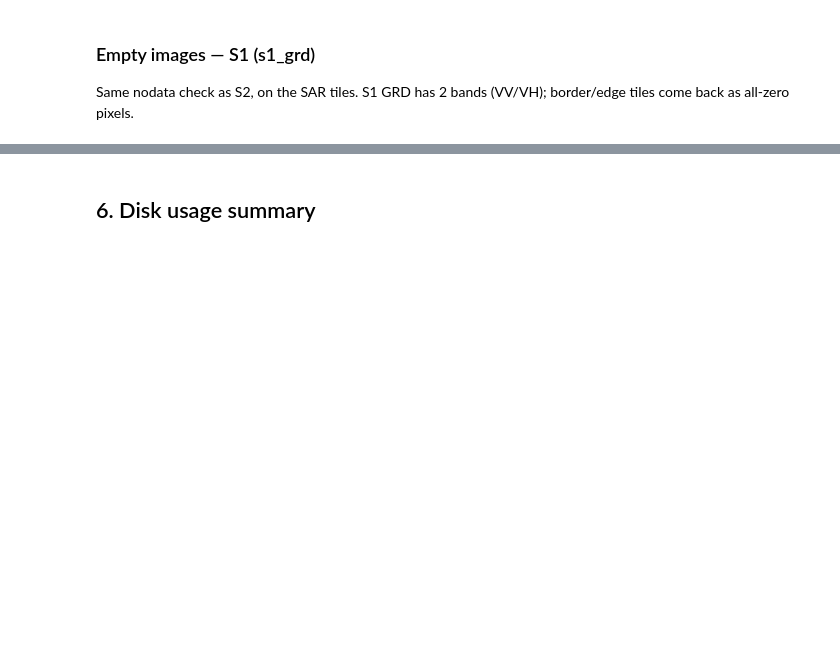
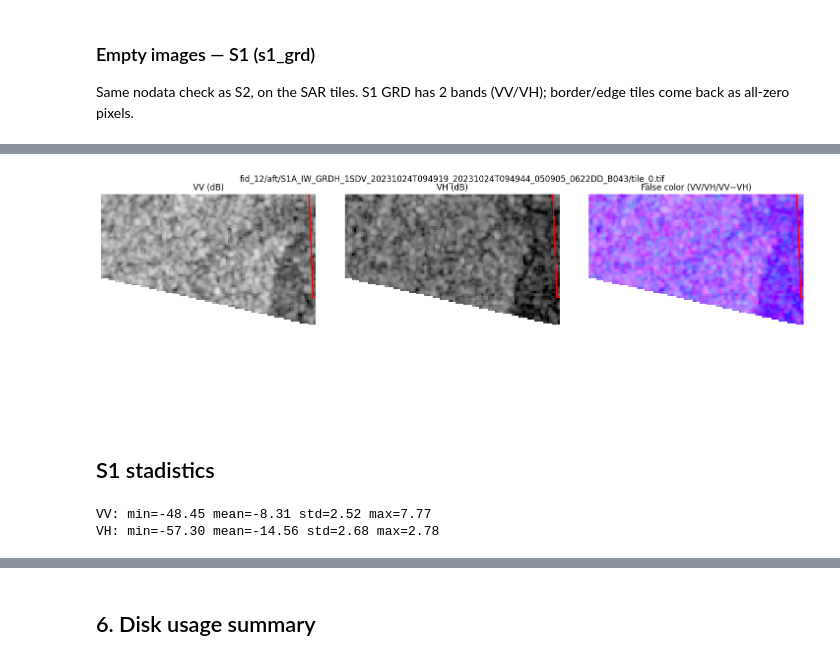
Before and after one commit to Angelicarjs/tropical_forest_disturbance, a Jupyter notebook: verify_tiles.ipynb, the cells around one changed output, grey strips where cells are left out. Saved outputs shown, nothing was run; the diff lists cells and outputs as text; code cells hidden in the pictures; blank space fills up the shorter version.

```diff
--- a/verify_tiles.ipynb
+++ b/verify_tiles.ipynb
@@ -556,0 +574,62 @@ plt.show()
+# %%
+import rasterio
+import numpy as np
+import matplotlib.pyplot as plt
+from matplotlib.patches import Polygon as MplPolygon
+
+shp_path = os.path.join(SHP_DIR, "label_polygons.shp")
+
+def plot_s1(tif, vmin=-25, vmax=0, shp_path=shp_path):
+    """Show an S1 GRD tile (VV, VH, false color) with the FID polygon overlaid."""
+    with rasterio.open(tif) as src:
+        vv, vh = src.read(1).astype("float32"), src.read(2).astype("float32")
+        crs, transform = src.crs, src.transform
+
+    # FID from the path: .../s1_grd/fid_<N>/...
+    fid = next(p[len("fid_"):] for p in Path(tif).parts if p.startswith("fid_"))
+    gdf = gpd.read_file(shp_path)
+    gdf["fid"] = gdf["fid"].astype(int).astype(str)
+    poly = gdf[gdf["fid"] == fid].to_crs(crs).geometry.iloc[0]
+    geoms = [poly] if poly.geom_type == "Polygon" else list(poly.geoms)
+
+    def norm(x):  # dB -> [0,1]
+        return np.clip((x - vmin) / (vmax - vmin), 0, 1)
+
+    def draw_poly(ax):  # world coords -> pixel coords via inverse transform
+        for g in geoms:
+            pix = [~transform * (x, y) for x, y in zip(*g.exterior.xy)]
+            ax.add_patch(MplPolygon(pix, fill=False, edgecolor="red", lw=2))
+
+    rgb = np.dstack([norm(vv), norm(vh), norm(vv - vh)])  # R=VV, G=VH, B=VV−VH
+    fig, ax = plt.subplots(1, 3, figsize=(15, 5))
+    ax[0].imshow(norm(vv), cmap="gray"); ax[0].set_title("VV (dB)")
+    ax[1].imshow(norm(vh), cmap="gray"); ax[1].set_title("VH (dB)")
+    ax[2].imshow(rgb);                   ax[2].set_title("False color (VV/VH/VV−VH)")
+    for a in ax:
+        draw_poly(a); a.axis("off")
+    plt.suptitle(tif.split("/s1_grd/")[-1])
+    plt.tight_layout(); plt.show()
+# %%
+s1= '/share/home/e2406749/thesis_tiles_120px/s1_grd/fid_12/aft/S1A_IW_GRDH_1SDV_20231024T094919_20231024T094944_050905_0622DD_B043/tile_0.tif'
+
+plot_s1(s1, vmin=-25, vmax=0)
+# %% [output]
+[figure, added]
+# %% [markdown]
+## S1 stadistics
+# %%
+import glob, numpy as np, rasterio
+
+tifs =glob.glob("/share/home/e2406749/thesis_tiles_120px/s1_grd/fid_*/*/*/tile_*.tif")
+arrs = []
+for t in tifs:
+    with rasterio.open(t) as s:
+        a = s.read().astype("float32")
+    arrs.append(a[:, ~(a == 0).all(axis=0)])   # drop nodata (both bands 0)
+
+vv, vh = np.concatenate([a[0] for a in arrs]), np.concatenate([a[1] for a in arrs])
+for name, x in [("VV", vv), ("VH", vh)]:
+    print(f"{name}: min={x.min():.2f} mean={x.mean():.2f} std={x.std():.2f} max={x.max():.2f}")
+# %% [output]
+VV: min=-48.45 mean=-8.31 std=2.52 max=7.77
+VH: min=-57.30 mean=-14.56 std=2.68 max=2.78
```
Also changed, not shown: parts of 12 cells of this notebook.
